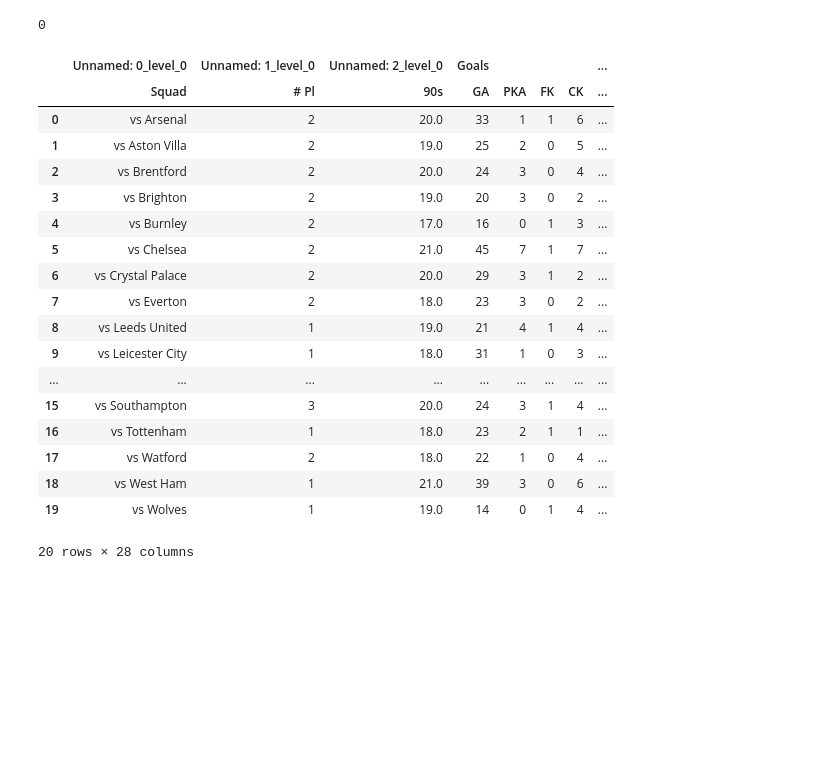
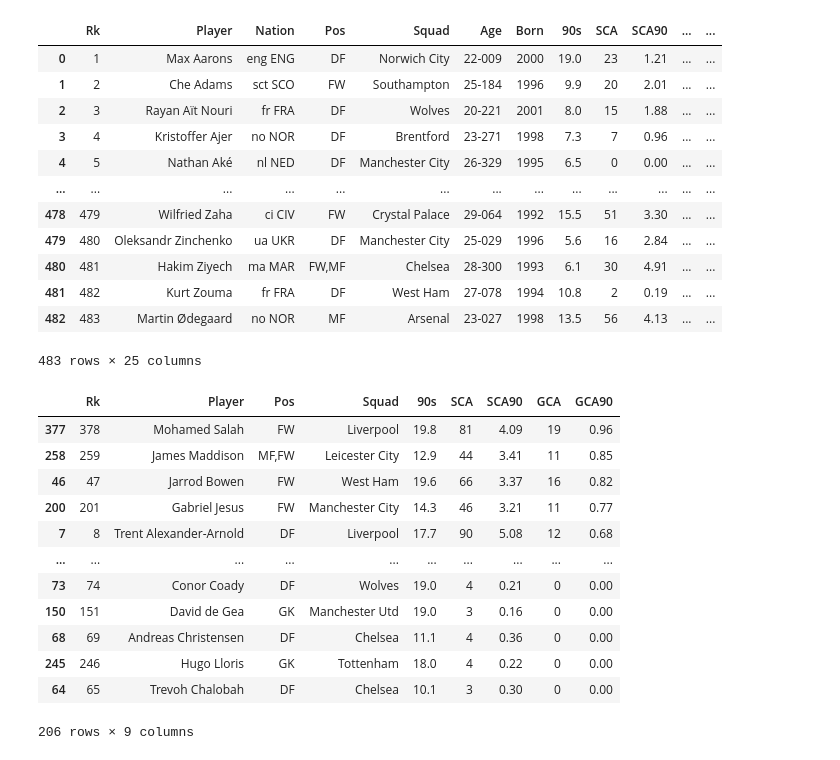
Before and after one commit to ydatay/EPL_Visuals, a Jupyter notebook: EPL_Visual_workbook.ipynb, the cells around one changed output. Drawn from its saved outputs; the diff is of its cells as text; code cells hidden in the pictures; blank space fills up the shorter version.

Commit message:
finished shots creation visual

```diff
--- a/EPL_Visual_workbook.ipynb
+++ b/EPL_Visual_workbook.ipynb
@@ -5,34 +5,18 @@ import requests
 # %%
-html_text = requests.get("https://fbref.com/en/comps/9/keepersadv/Premier-League-Stats").text
-soup = BeautifulSoup(html_text, 'lxml')
-tables = soup.find_all('div', id_="all_stats_keeper")
-dfs = list()
-for table in tables:
-    df = pd.read_html(str(table))[0]
-    dfs.append(df)
+df = pd.read_excel('shots_creation.xlsx', header=1)
-# %%
-len(dfs)
-# %% [output]
-0
 # %%
-dfs[1]
+df
 # %% [output]
-|  | Unnamed: 0_level_0 | Unnamed: 1_level_0 | Unnamed: 2_level_0 | Goals |  |  |  | ... |
-|  | Squad | # Pl | 90s | GA | PKA | FK | CK | ... |
-| 0 | vs Arsenal | 2 | 20.0 | 33 | 1 | 1 | 6 | ... |
-| 1 | vs Aston Villa | 2 | 19.0 | 25 | 2 | 0 | 5 | ... |
-| 2 | vs Brentford | 2 | 20.0 | 24 | 3 | 0 | 4 | ... |
-| 3 | vs Brighton | 2 | 19.0 | 20 | 3 | 0 | 2 | ... |
-| 4 | vs Burnley | 2 | 17.0 | 16 | 0 | 1 | 3 | ... |
-| 5 | vs Chelsea | 2 | 21.0 | 45 | 7 | 1 | 7 | ... |
-| 6 | vs Crystal Palace | 2 | 20.0 | 29 | 3 | 1 | 2 | ... |
-| 7 | vs Everton | 2 | 18.0 | 23 | 3 | 0 | 2 | ... |
-| 8 | vs Leeds United | 1 | 19.0 | 21 | 4 | 1 | 4 | ... |
-| 9 | vs Leicester City | 1 | 18.0 | 31 | 1 | 0 | 3 | ... |
-| ... | ... | ... | ... | ... | ... | ... | ... | ... |
-| 15 | vs Southampton | 3 | 20.0 | 24 | 3 | 1 | 4 | ... |
-| 16 | vs Tottenham | 1 | 18.0 | 23 | 2 | 1 | 1 | ... |
-| 17 | vs Watford | 2 | 18.0 | 22 | 1 | 0 | 4 | ... |
-| 18 | vs West Ham | 1 | 21.0 | 39 | 3 | 0 | 6 | ... |
-| 19 | vs Wolves | 1 | 19.0 | 14 | 0 | 1 | 4 | ... |
+|  | Rk | Player | Nation | Pos | Squad | Age | Born | 90s | SCA | SCA90 | ... | ... |
+| 0 | 1 | Max Aarons | eng ENG | DF | Norwich City | 22-009 | 2000 | 19.0 | 23 | 1.21 | ... | ... |
+| 1 | 2 | Che Adams | sct SCO | FW | Southampton | 25-184 | 1996 | 9.9 | 20 | 2.01 | ... | ... |
+| 2 | 3 | Rayan Aït Nouri | fr FRA | DF | Wolves | 20-221 | 2001 | 8.0 | 15 | 1.88 | ... | ... |
+| 3 | 4 | Kristoffer Ajer | no NOR | DF | Brentford | 23-271 | 1998 | 7.3 | 7 | 0.96 | ... | ... |
+| 4 | 5 | Nathan Aké | nl NED | DF | Manchester City | 26-329 | 1995 | 6.5 | 0 | 0.00 | ... | ... |
+| ... | ... | ... | ... | ... | ... | ... | ... | ... | ... | ... | ... | ... |
+| 478 | 479 | Wilfried Zaha | ci CIV | FW | Crystal Palace | 29-064 | 1992 | 15.5 | 51 | 3.30 | ... | ... |
+| 479 | 480 | Oleksandr Zinchenko | ua UKR | DF | Manchester City | 25-029 | 1996 | 5.6 | 16 | 2.84 | ... | ... |
+| 480 | 481 | Hakim Ziyech | ma MAR | FW,MF | Chelsea | 28-300 | 1993 | 6.1 | 30 | 4.91 | ... | ... |
+| 481 | 482 | Kurt Zouma | fr FRA | DF | West Ham | 27-078 | 1994 | 10.8 | 2 | 0.19 | ... | ... |
+| 482 | 483 | Martin Ødegaard | no NOR | MF | Arsenal | 23-027 | 1998 | 13.5 | 56 | 4.13 | ... | ... |
-20 rows × 28 columns
+483 rows × 25 columns
@@ -38,0 +27,16 @@ dfs[1]
+# %%
+df.sort_values('GCA90',ascending=False)
+# %% [output]
+|  | Rk | Player | Pos | Squad | 90s | SCA | SCA90 | GCA | GCA90 |
+| 377 | 378 | Mohamed Salah | FW | Liverpool | 19.8 | 81 | 4.09 | 19 | 0.96 |
+| 258 | 259 | James Maddison | MF,FW | Leicester City | 12.9 | 44 | 3.41 | 11 | 0.85 |
+| 46 | 47 | Jarrod Bowen | FW | West Ham | 19.6 | 66 | 3.37 | 16 | 0.82 |
+| 200 | 201 | Gabriel Jesus | FW | Manchester City | 14.3 | 46 | 3.21 | 11 | 0.77 |
+| 7 | 8 | Trent Alexander-Arnold | DF | Liverpool | 17.7 | 90 | 5.08 | 12 | 0.68 |
+| ... | ... | ... | ... | ... | ... | ... | ... | ... | ... |
+| 73 | 74 | Conor Coady | DF | Wolves | 19.0 | 4 | 0.21 | 0 | 0.00 |
+| 150 | 151 | David de Gea | GK | Manchester Utd | 19.0 | 3 | 0.16 | 0 | 0.00 |
+| 68 | 69 | Andreas Christensen | DF | Chelsea | 11.1 | 4 | 0.36 | 0 | 0.00 |
+| 245 | 246 | Hugo Lloris | GK | Tottenham | 18.0 | 4 | 0.22 | 0 | 0.00 |
+| 64 | 65 | Trevoh Chalobah | DF | Chelsea | 10.1 | 3 | 0.30 | 0 | 0.00 |
+206 rows × 9 columns
```
Also changed, not shown: parts of 4 cells of this notebook, 1 other file.
